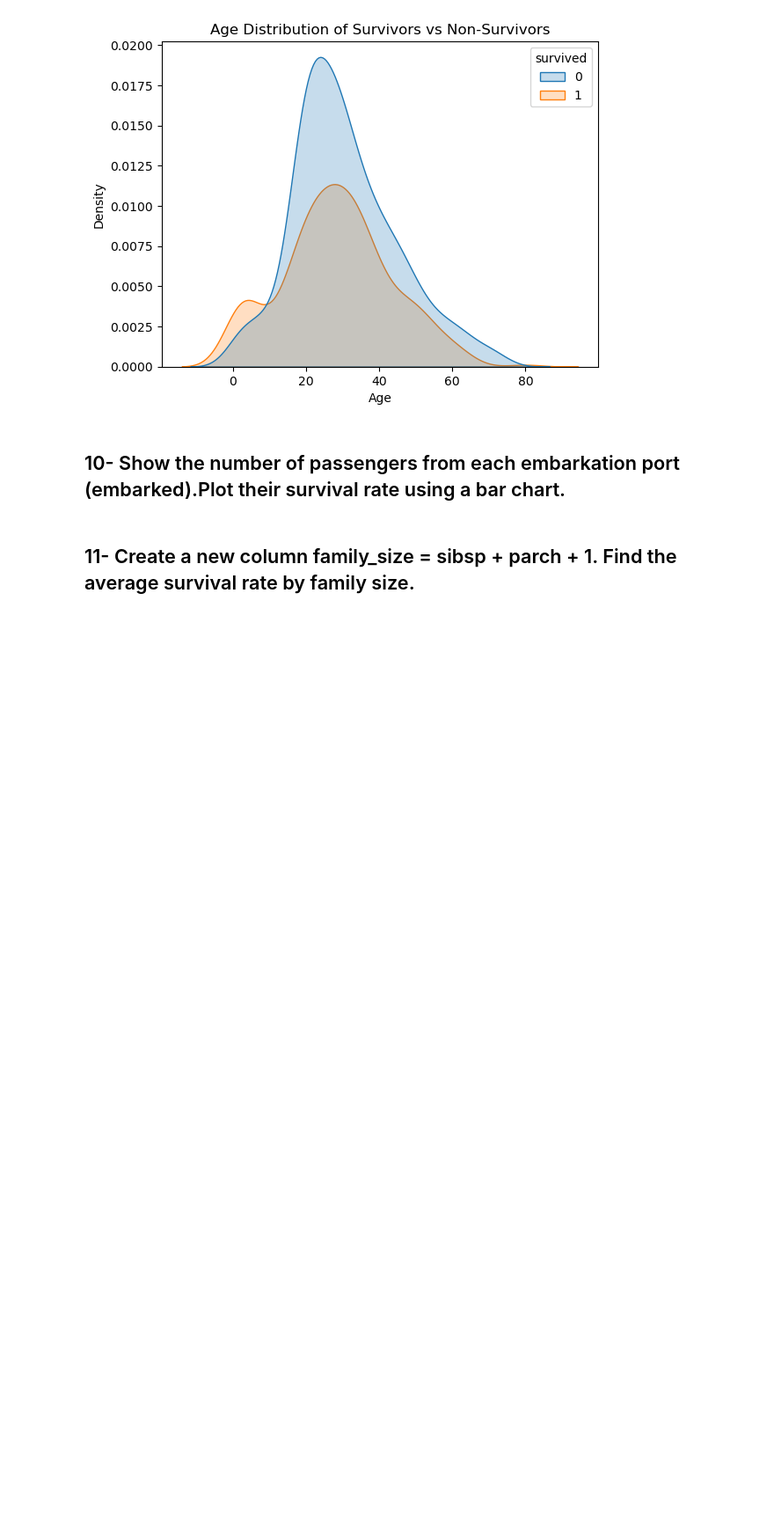
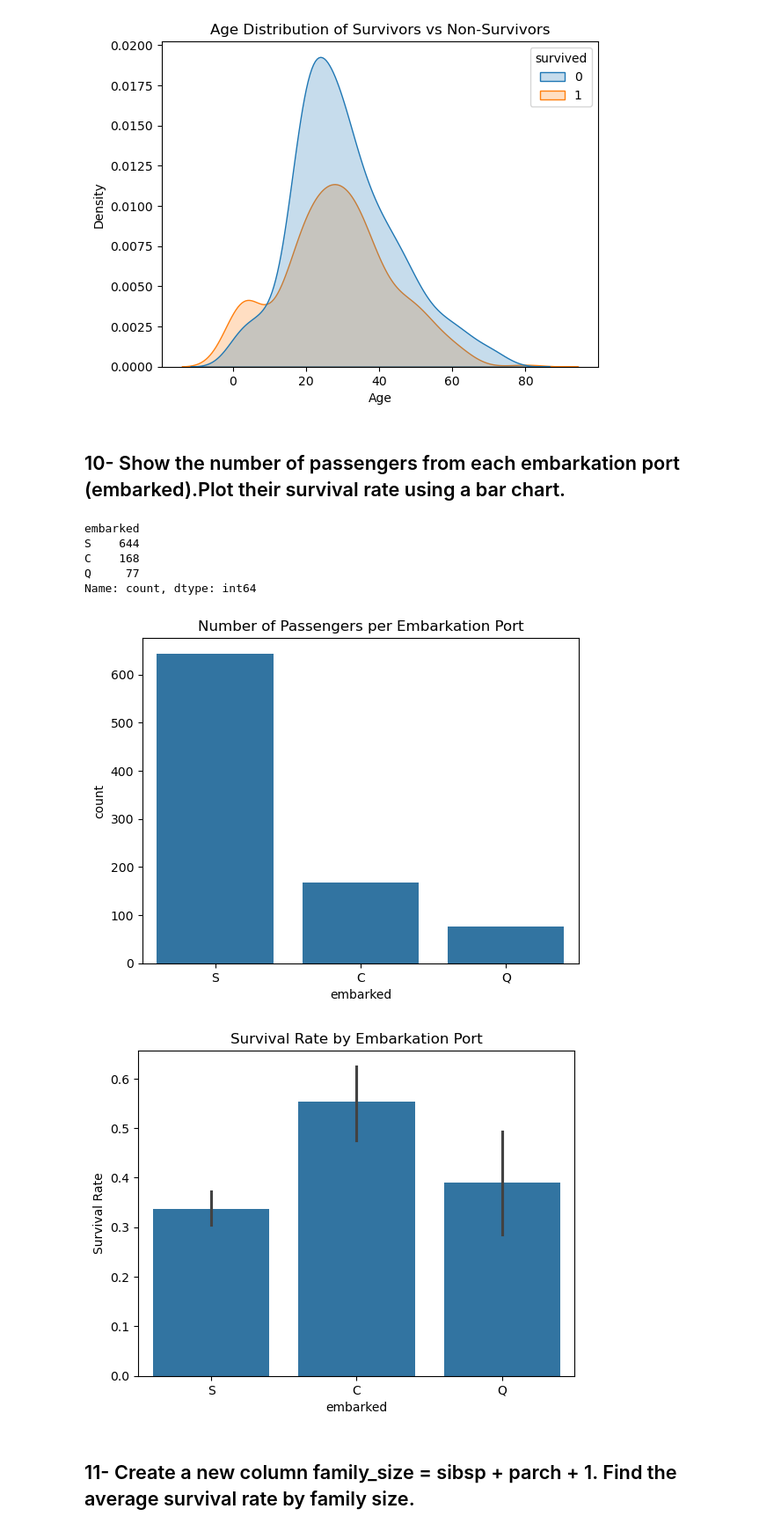
Before and after one commit to Elias-lap/quiz-preprocessing-, a Jupyter notebook: Quizz.ipynb, the cells around one changed output. Shown at 88% size. Drawn from its saved outputs; the diff is of its cells as text; code cells hidden in the pictures; blank space fills up the shorter version.

Commit message:
analyze Titanic passengers by embarkation port and plot survival rates

```diff
--- a/Quizz.ipynb
+++ b/Quizz.ipynb
@@ -169,6 +169,27 @@ plt.show()
 [figure]
 # %% [markdown]
 ## 10- Show the number of passengers from each embarkation port (embarked).Plot their survival rate using a bar chart.
+# %%
+titanic = sns.load_dataset("titanic")
+
+# Count passengers per port
+print(titanic["embarked"].value_counts())
+sns.countplot(data=titanic, x="embarked")
+plt.title("Number of Passengers per Embarkation Port")
+plt.show()
+
+sns.barplot(data=titanic, x="embarked", y="survived")
+plt.title("Survival Rate by Embarkation Port")
+plt.ylabel("Survival Rate")
+plt.show()
+# %% [output]
+embarked
+S    644
+C    168
+Q     77
+Name: count, dtype: int64
+[figure, added]
+[figure, added]
 # %% [markdown]
 ## 11- Create a new column family_size = sibsp + parch + 1. Find the average survival rate by family size.
 # %% [markdown]
```
